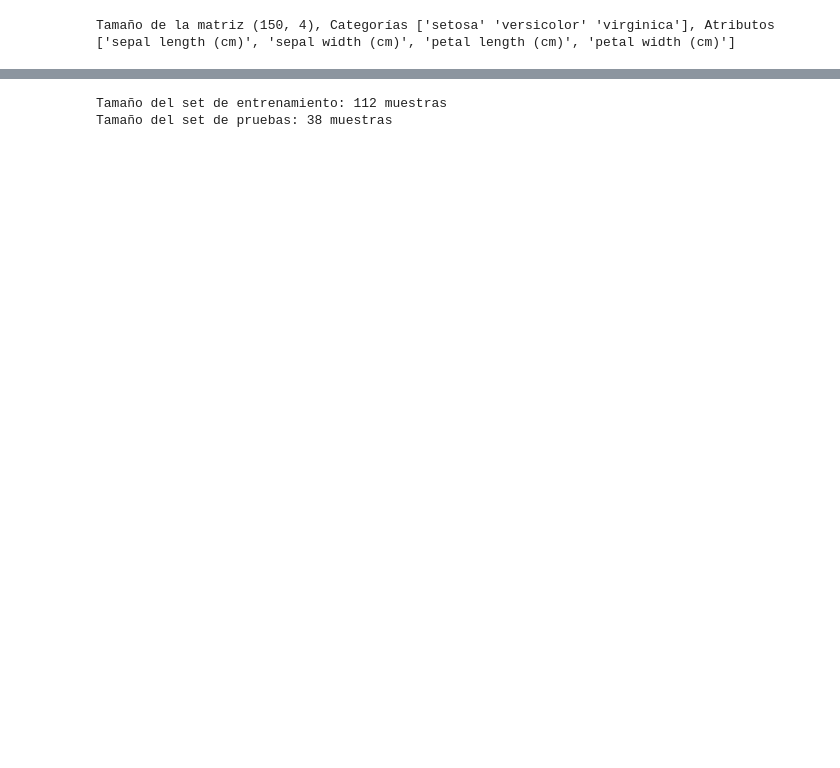
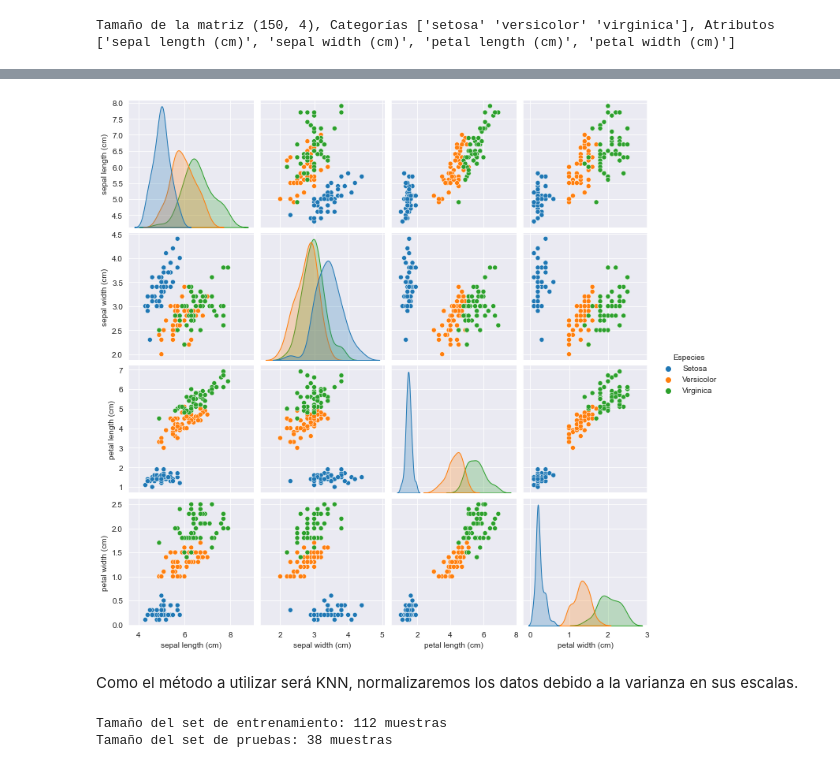
Before and after one commit to Freakscode/Auto2, a Jupyter notebook: LabI.ipynb, the cells around one changed output, grey strips where cells are left out. Saved outputs shown, nothing was run; the diff lists cells and outputs as text; code cells hidden in the pictures; blank space fills up the shorter version.

Commit message:
Se añadió código relacionado al punto 1: Se realizó un análisis exploratorio de datos, se graficó y se dividió el set de datos

```diff
--- a/LabI.ipynb
+++ b/LabI.ipynb
@@ -36,5 +46,14 @@ iris_df.describe()
 | 50% | 5.800000 | 3.000000 | 4.350000 | 1.300000 | 1.000000 |
 | 75% | 6.400000 | 3.300000 | 5.100000 | 1.800000 | 2.000000 |
 | max | 7.900000 | 4.400000 | 6.900000 | 2.500000 | 2.000000 |
+# %%
+#Graficar los datos con seaborn:
+
+spec = {0:'Setosa', 1:'Versicolor', 2:'Virginica'}
+raw = sns.pairplot(iris_df.replace({'Especies':spec}), hue='Especies')
+# %% [output]
+[figure, added]
+# %% [markdown]
+Como el método a utilizar será KNN, normalizaremos los datos debido a la varianza en sus escalas.
 # %%
 #División del DataFrame en parámetros y variable objetivo (target)
```
Also changed, not shown: parts of 6 cells of this notebook.
